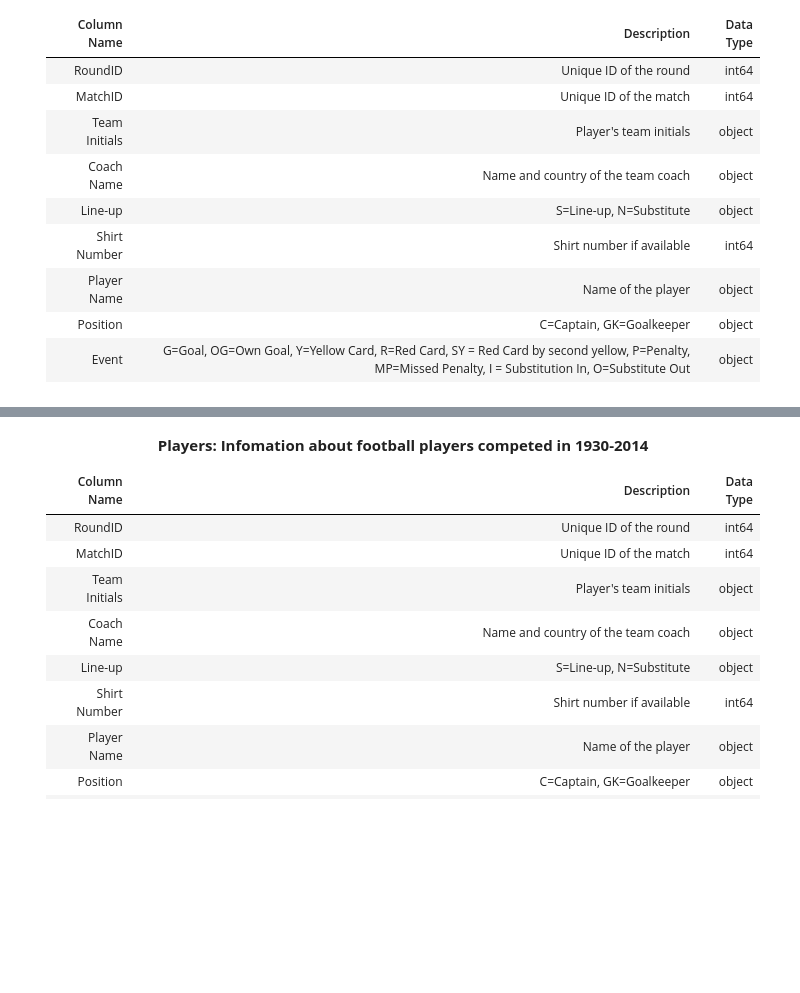
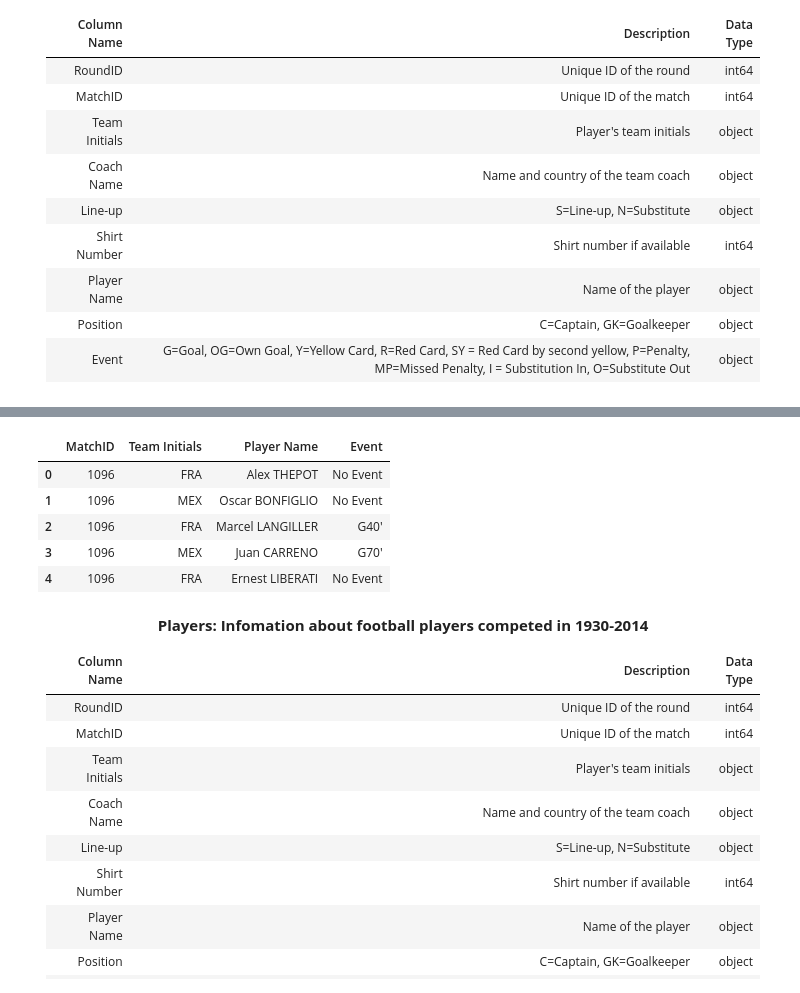
Before and after one commit to natuan310/w3-Data-Analysis-WorldCup-Dataset, a Jupyter notebook: Tee.ipynb, the cells around one changed output, grey strips where cells are left out. Cells and saved outputs as stored; diff of their text form; code cells hidden in the pictures; blank space fills up the shorter version.

```diff
--- a/Tee.ipynb
+++ b/Tee.ipynb
@@ -141,3 +141,12 @@ pls.sample(5)
+# %%
+display(pls.head(5))
+# %% [output]
+|  | MatchID | Team Initials | Player Name | Event |
+| 0 | 1096 | FRA | Alex THEPOT | No Event |
+| 1 | 1096 | MEX | Oscar BONFIGLIO | No Event |
+| 2 | 1096 | FRA | Marcel LANGILLER | G40' |
+| 3 | 1096 | MEX | Juan CARRENO | G70' |
+| 4 | 1096 | FRA | Ernest LIBERATI | No Event |
 # %% [markdown]
 <div>
 <p style="text-align: center;"><strong>
```
Also changed, not shown: parts of 71 cells of this notebook.
